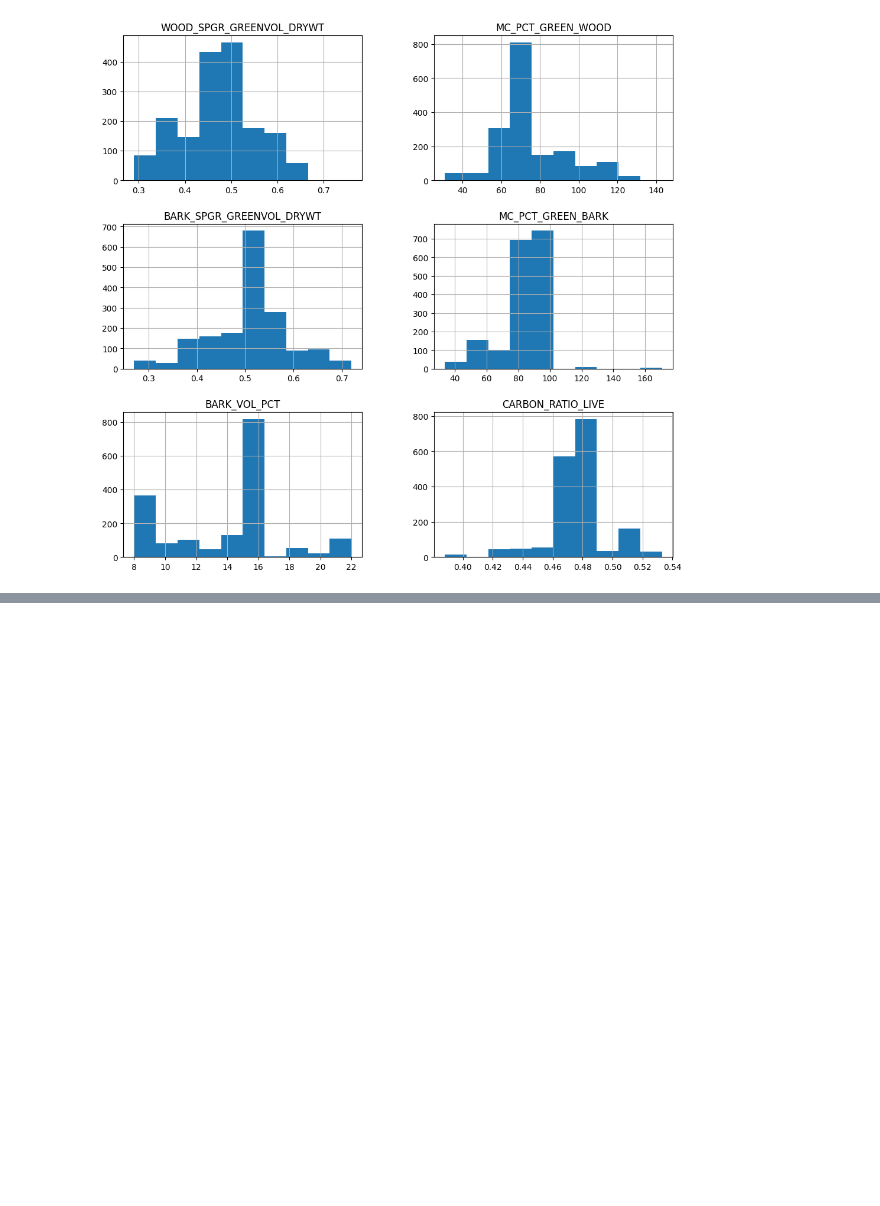
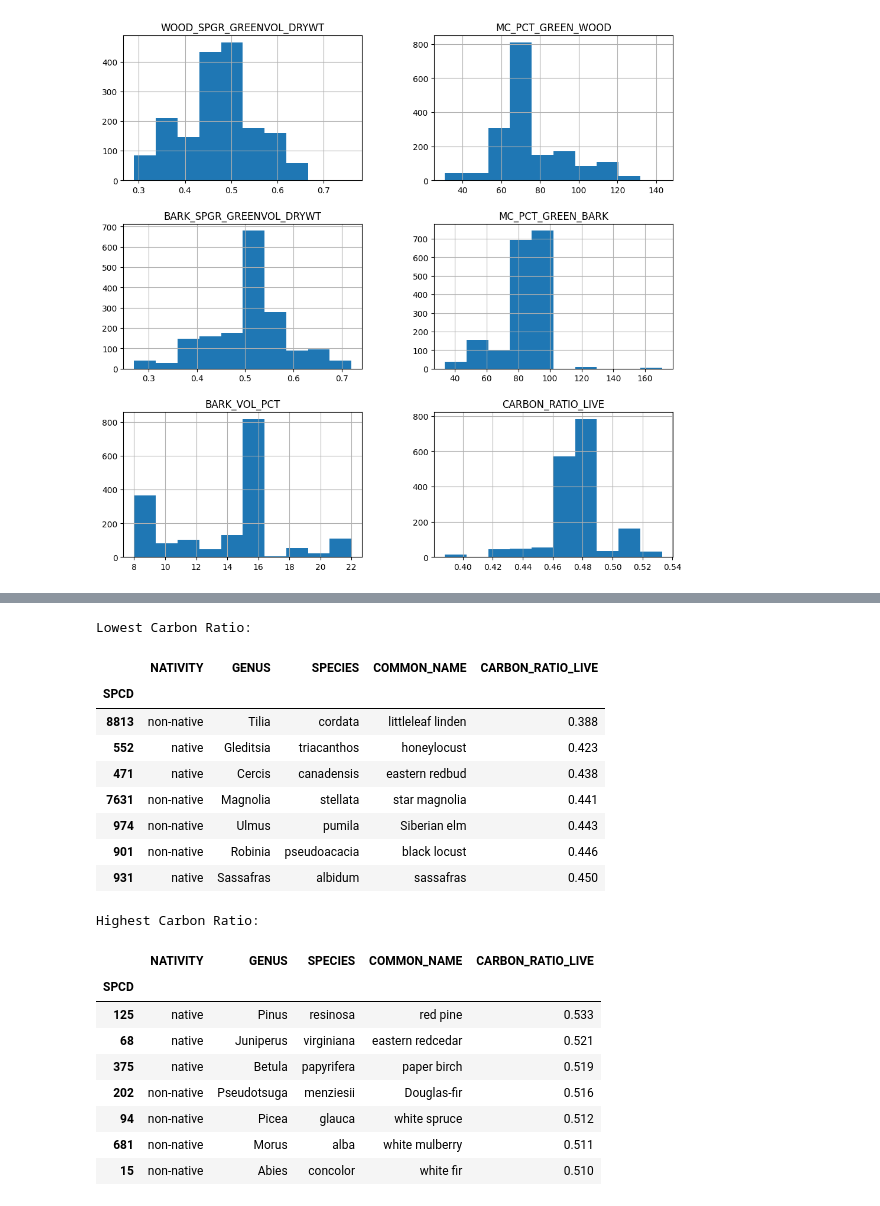
Before and after one commit to fractalate/data-trees-chicago, a Jupyter notebook: explore_chicago_il.ipynb, the cells around one changed output, grey strips where cells are left out. Cells and saved outputs as stored; diff of their text form; code cells hidden in the pictures; blank space fills up the shorter version.

```diff
--- a/explore_chicago_il.ipynb
+++ b/explore_chicago_il.ipynb
@@ -645,0 +709,39 @@ pass
+# %%
+df = df_trees_chicago[['SPCD', 'NATIVITY']].merge(
+    df_ref_species[['SPCD', 'GENUS', 'SPECIES', 'COMMON_NAME', 'CARBON_RATIO_LIVE']],
+    on=['SPCD'],
+    how='left',
+).groupby(['SPCD']).max()
+
+print()
+
+print("Lowest Carbon Ratio:")
+print()
+display(df.sort_values(by=['CARBON_RATIO_LIVE'])[:7])
+print()
+
+print("Highest Carbon Ratio:")
+print()
+display(df.sort_values(by=['CARBON_RATIO_LIVE'], ascending=False)[:7])
+print()
+# %% [output]
+Lowest Carbon Ratio:
+|  | NATIVITY | GENUS | SPECIES | COMMON_NAME | CARBON_RATIO_LIVE |
+| SPCD |  |  |  |  |  |
+| 8813 | non-native | Tilia | cordata | littleleaf linden | 0.388 |
+| 552 | native | Gleditsia | triacanthos | honeylocust | 0.423 |
+| 471 | native | Cercis | canadensis | eastern redbud | 0.438 |
+| 7631 | non-native | Magnolia | stellata | star magnolia | 0.441 |
+| 974 | non-native | Ulmus | pumila | Siberian elm | 0.443 |
+| 901 | non-native | Robinia | pseudoacacia | black locust | 0.446 |
+| 931 | native | Sassafras | albidum | sassafras | 0.450 |
+Highest Carbon Ratio:
+|  | NATIVITY | GENUS | SPECIES | COMMON_NAME | CARBON_RATIO_LIVE |
+| SPCD |  |  |  |  |  |
+| 125 | native | Pinus | resinosa | red pine | 0.533 |
+| 68 | native | Juniperus | virginiana | eastern redcedar | 0.521 |
+| 375 | native | Betula | papyrifera | paper birch | 0.519 |
+| 202 | non-native | Pseudotsuga | menziesii | Douglas-fir | 0.516 |
+| 94 | non-native | Picea | glauca | white spruce | 0.512 |
+| 681 | non-native | Morus | alba | white mulberry | 0.511 |
+| 15 | non-native | Abies | concolor | white fir | 0.510 |
```
Also changed, not shown: parts of 3 cells of this notebook.
